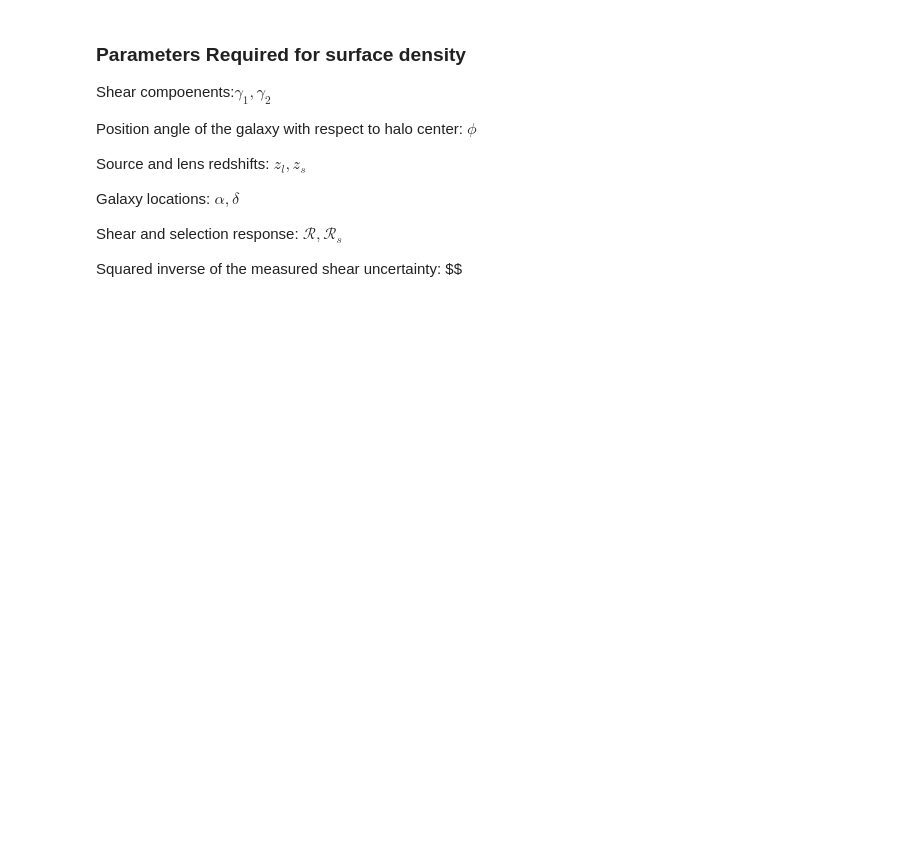
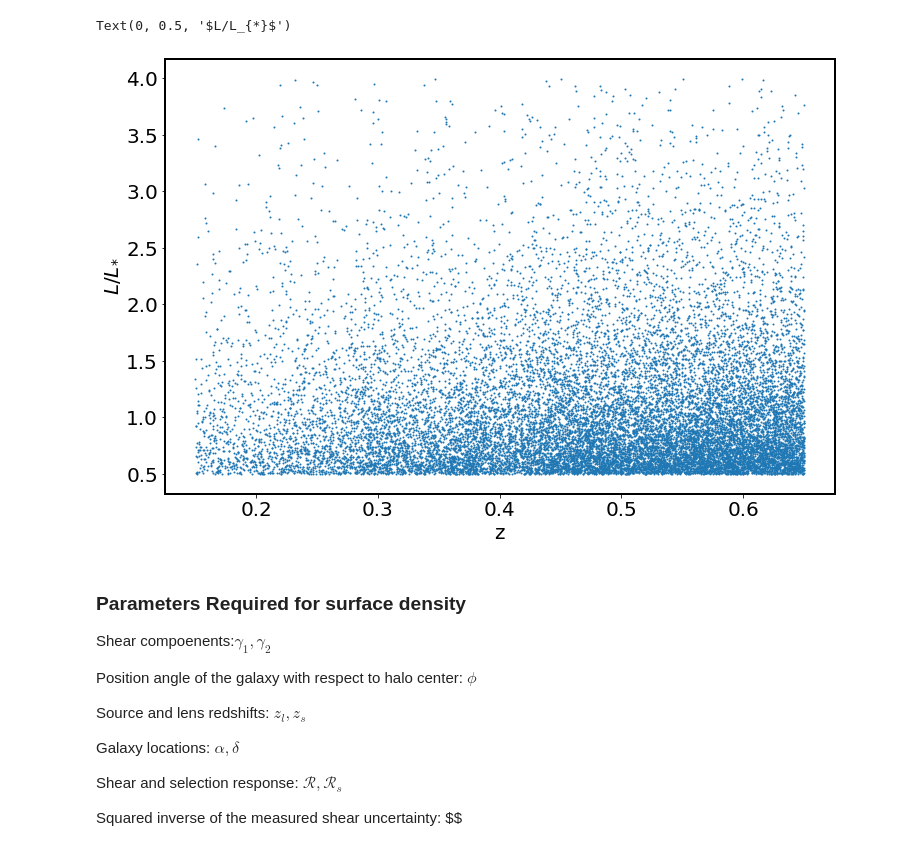
Before and after one commit to msssivadas10/icts-p7-code, a Jupyter notebook: reading_data_shape_redshift_catalog.ipynb, the cells around one changed output. Saved outputs shown, nothing was run; the diff lists cells and outputs as text; code cells hidden in the pictures; blank space fills up the shorter version.

```diff
--- a/reading_data_shape_redshift_catalog.ipynb
+++ b/reading_data_shape_redshift_catalog.ipynb
@@ -145,3 +180,12 @@ ax.scatter(ra.radian, dec.radian)
+# %%
+idx = np.random.random(size=lens_data["lum_z"].size)<0.01
+plt.figure(figsize=(12, 8))
+plt.scatter(lens_data["zredmagic"][idx], lens_data["lum_z"][idx], s=1)
+plt.xlabel('z')
+plt.ylabel(r'$L/L_{*}$')
+# %% [output]
+Text(0, 0.5, '$L/L_{*}$')
+[figure, added]
 # %% [markdown]
 ### Parameters Required for surface density
 
```
Also changed, not shown: parts of 11 cells of this notebook, 1 other file.
